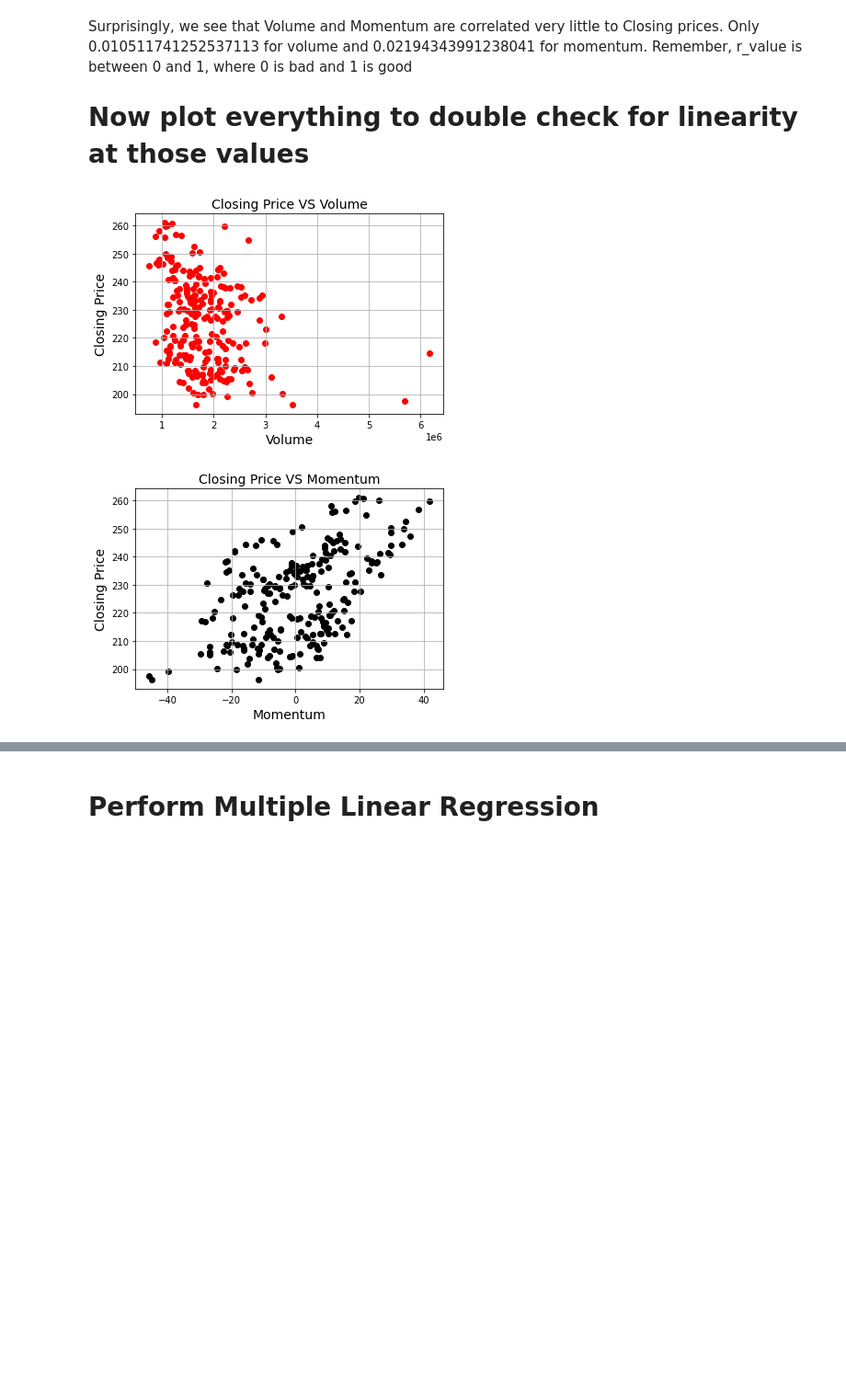
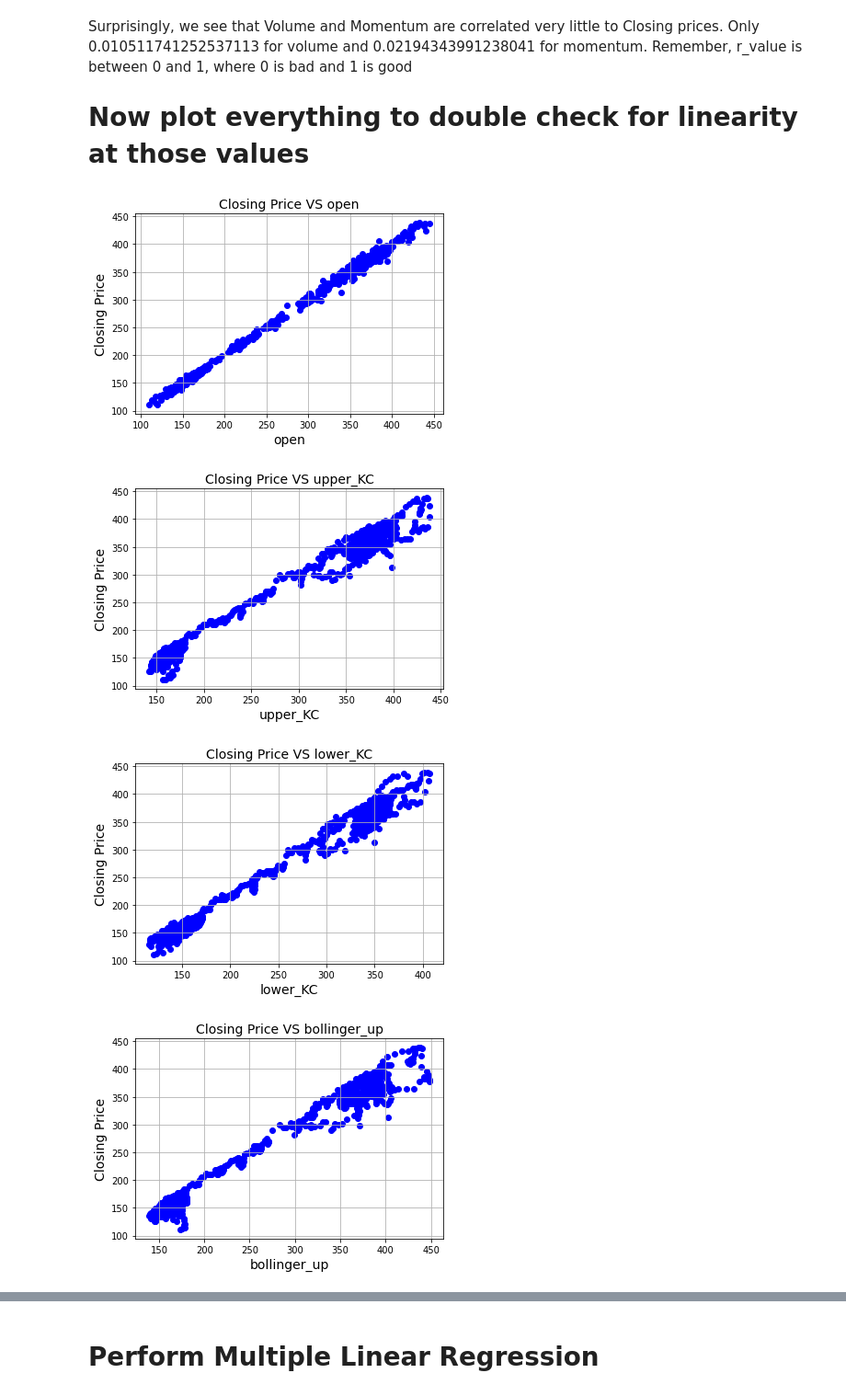
Before and after one commit to bigsaso/StockOptions, a Jupyter notebook: stock_options.ipynb, the cells around one changed output, grey strips where cells are left out. Shown at 92% size. Drawn from its saved outputs; the diff is of its cells as text; code cells hidden in the pictures; blank space fills up the shorter version.

```diff
--- a/stock_options.ipynb
+++ b/stock_options.ipynb
@@ -231,26 +283,21 @@ plt.show()
 # ML Predictions PART 1: Data Pre-Processing
 # %%
 # Step 1: Read data
-from sklearn.model_selection import train_test_split
-
-
 today = dt.date.today()
-last_year = (dt.datetime.now()-relativedelta(years=1))
-ticker = 'ADP'
+last_year = (dt.datetime.now()-relativedelta(years=5))
+ticker = 'DE'
 data = get_data(ticker, start_date = last_year, end_date = today, index_as_date = True, interval = '1d')
 dataset_train = gather_data(data)
-##dataset_train['close-open'] = (dataset_train['close']-dataset_train['open']).shift(periods=1)
 # Select features to be involved in training and prediction and target to predict
 features = list(dataset_train[['open','upper_KC','lower_KC','bollinger_up','bollinger_down','MA']])#,'high','low','volume','momentum' REMOVED DUE TO NON-LINEARITY
-target = list(dataset_train[['close']])
-dataset_train.dropna(inplace=True)
+dataset_train['3-day-close']=dataset_train['close'].shift(-3)#shift by 3 days to get the closing price 3 days later
+target = list(dataset_train[['3-day-close']])#target = list(dataset_train[['close']])
+dataset_train.dropna(inplace=True) # THIS IS THE WORST WAY TO DEAL WITH N/A VALUES. KNN DOES NOT WORK AS FIRST VALUES ARE NaN. DOING MEDIAN
 X = dataset_train[features]
 y = dataset_train[target]
 # Scale data
 scaler = StandardScaler()
 X[features] = scaler.fit_transform(X[features].values)
-# dataset_features_scaled = scaler.fit_transform(X)
-# dataset_target_scaled = scaler.fit_transform(y)
 # Split the data for train-test
 X_train, X_test, y_train, y_test = train_test_split(X, y, test_size=0.20)
 print(X_train.shape, X_test.shape, y_train.shape, y_test.shape)
@@ -303,19 +350,15 @@ Remember, r_value is between 0 and 1, where 0 is bad and 1 is good
 # %%
 %matplotlib inline
 
-plt.scatter(dataset_train['volume'], dataset_train['close'], color='red')
-plt.title('Closing Price VS Volume', fontsize=14)
-plt.xlabel('Volume', fontsize=14)
-plt.ylabel('Closing Price', fontsize=14)
-plt.grid(True)
-plt.show()
-
-plt.scatter(dataset_train['momentum'], dataset_train['close'], color='black')
-plt.title('Closing Price VS Momentum', fontsize=14)
-plt.xlabel('Momentum', fontsize=14)
-plt.ylabel('Closing Price', fontsize=14)
-plt.grid(True)
-plt.show()
+for feature in features:
+    plt.scatter(dataset_train[feature], dataset_train['close'], color='blue')
+    plt.title(f'Closing Price VS {feature}', fontsize=14)
+    plt.xlabel(feature, fontsize=14)
+    plt.ylabel('Closing Price', fontsize=14)
+    plt.grid(True)
+    plt.show()
 # %% [output]
-[figure, old version]
+[figure, new version]
-[figure, old version]
+[figure, new version]
+[figure, added]
+[figure, added]
```
Also changed, not shown: parts of 13 cells of this notebook, 1 other file.
